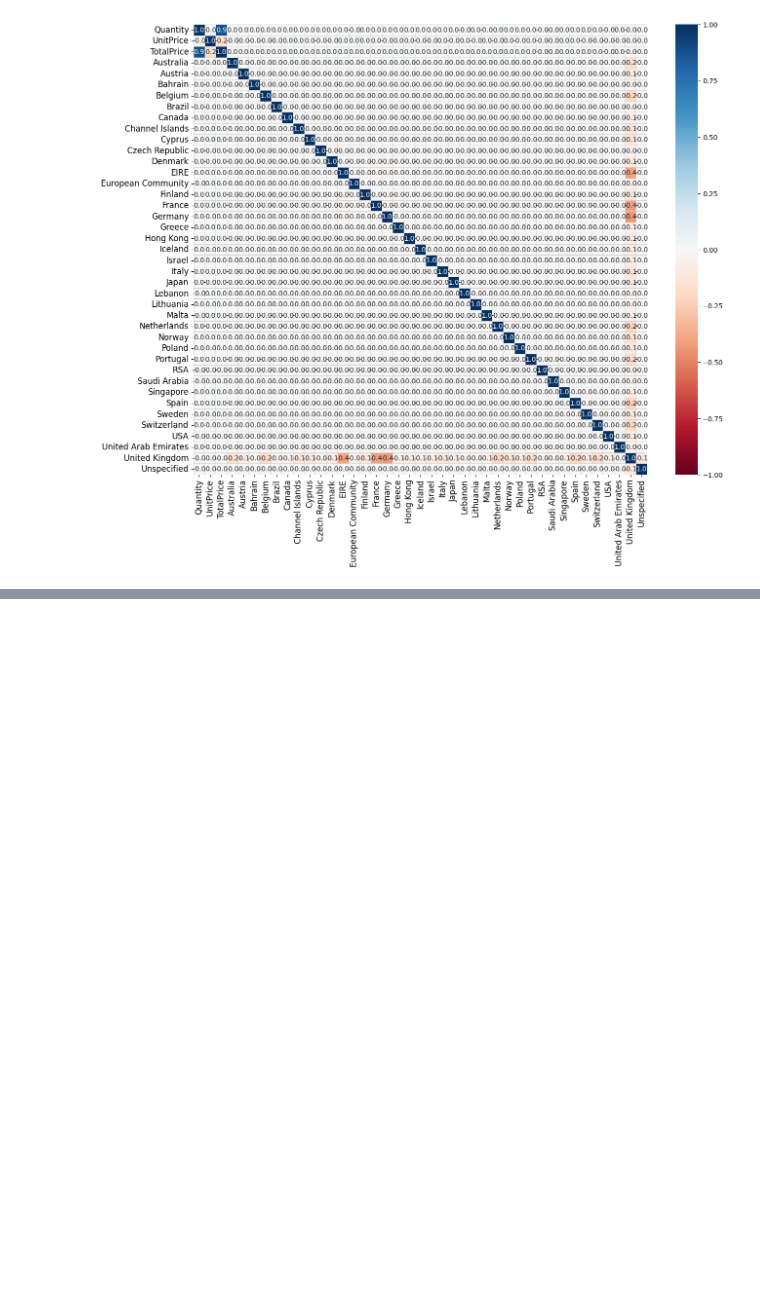
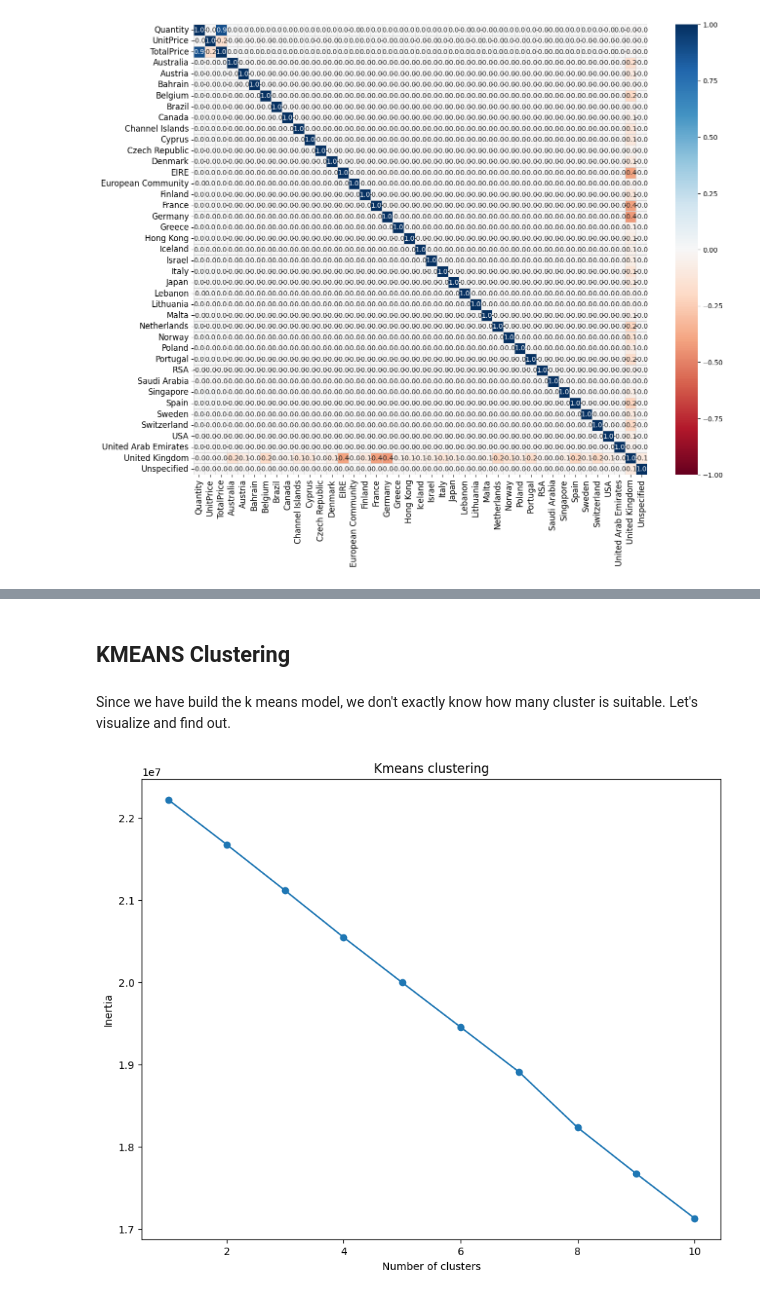
Before and after one commit to Jagannath29/DataScienceProjects, a Jupyter notebook: customer_segmentation/customer_analysis.ipynb, the cells around one changed output, grey strips where cells are left out. Drawn from its saved outputs; the diff is of its cells as text; code cells hidden in the pictures; blank space fills up the shorter version.

```diff
--- a/customer_segmentation/customer_analysis.ipynb
+++ b/customer_segmentation/customer_analysis.ipynb
@@ -178,0 +202,7 @@ s.set_xticklabels(s.get_xticklabels(), rotation = 90, fontsize = 12)
+# %%
+from sklearn.preprocessing import StandardScaler
+# Scaler transform all the points into 0 and 1
+scaler = StandardScaler()
+scaled_df = scaler.fit_transform(final_df)
+
+scaled_df
@@ -178,0 +251,25 @@ s.set_xticklabels(s.get_xticklabels(), rotation = 90, fontsize = 12)
+# %% [markdown]
+## KMEANS Clustering
+# %%
+from sklearn.cluster import KMeans
+
+inertia = []
+
+for i in range(1, 11):
+    kmeans = KMeans(n_clusters=i, random_state=42)
+    kmeans.fit(scaled_df)
+
+    inertia.append(kmeans.inertia_)
+# %% [markdown]
+Since we have build the k means model, we don't exactly know how many cluster is suitable. Let's visualize and find out.
+# %%
+plt.figure(figsize=(10, 8))
+
+plt.plot(range(1, 11), inertia, marker = 'o')
+# plt.ticklabel_format(axis='y', style='sci', scilimits=(0,0))
+plt.xlabel('Number of clusters')
+plt.ylabel("Inertia")
+plt.title("Kmeans clustering")
+plt.show()
+# %% [output]
+[figure, added]
```
Also changed, not shown: parts of 14 cells of this notebook.
